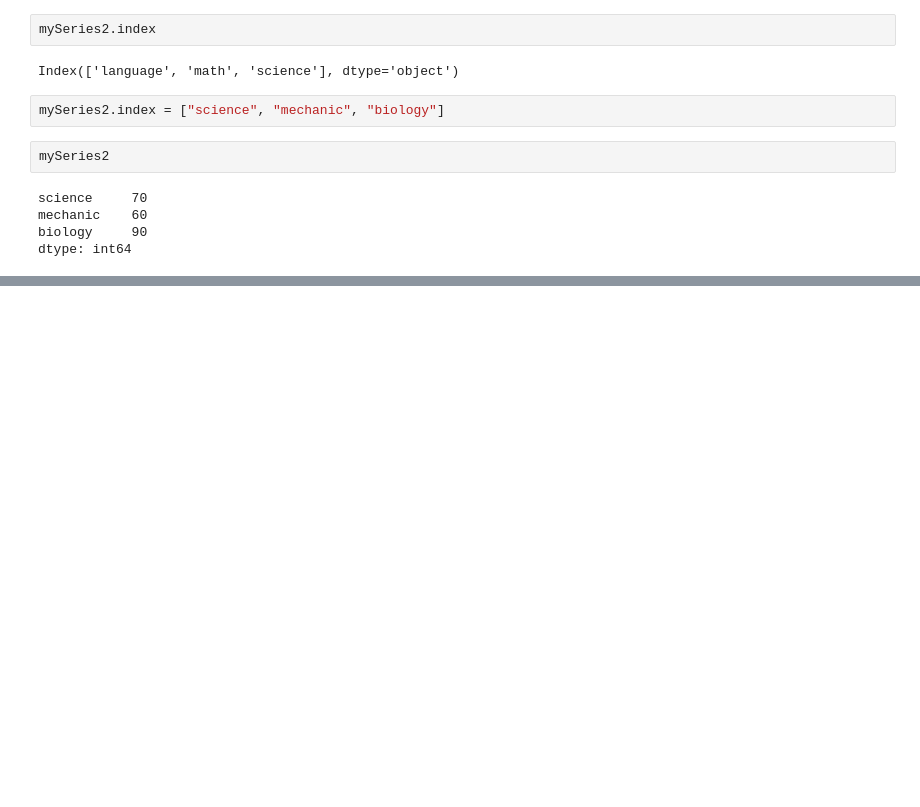
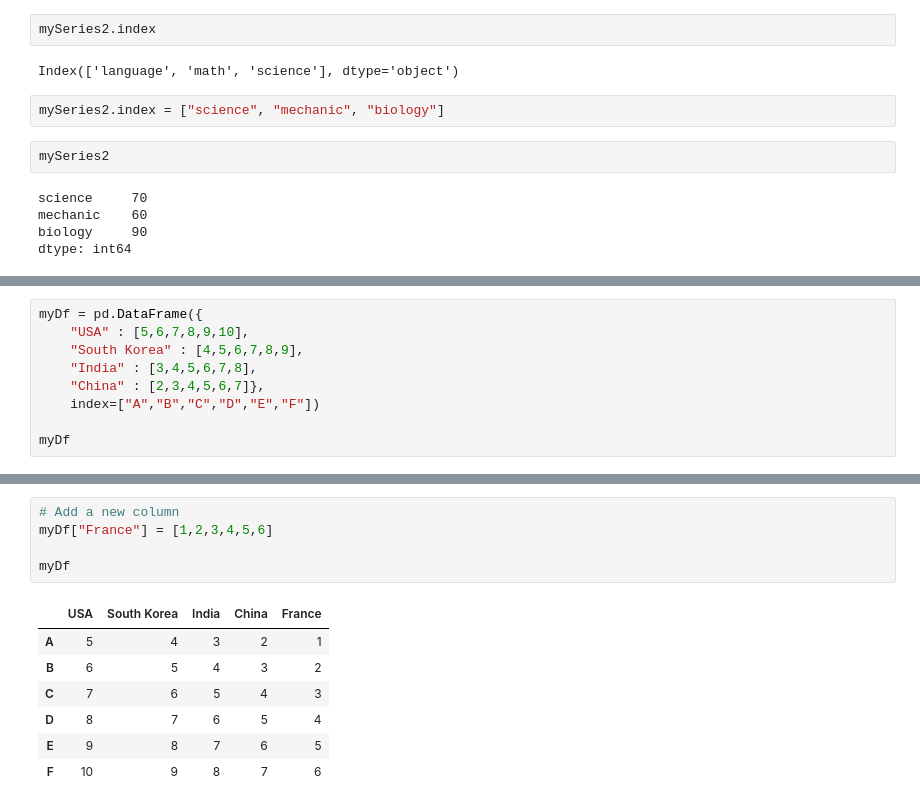
Before and after one commit to DongwheeKim90/myDataAnalysis, a Jupyter notebook: pandasBasic_part_1.ipynb, the cells around one changed output, grey strips where cells are left out. Drawn from its saved outputs; the diff is of its cells as text; blank space fills up the shorter version.

```diff
--- a/pandasBasic_part_1.ipynb
+++ b/pandasBasic_part_1.ipynb
@@ -106,0 +258,9 @@ dtype: int64
+# %%
+myDf = pd.DataFrame({
+    "USA" : [5,6,7,8,9,10],
+    "South Korea" : [4,5,6,7,8,9],
+    "India" : [3,4,5,6,7,8],
+    "China" : [2,3,4,5,6,7]},
+    index=["A","B","C","D","E","F"])
+
+myDf
@@ -106,0 +333,13 @@ dtype: int64
+# %%
+# Add a new column
+myDf["France"] = [1,2,3,4,5,6]
+
+myDf
+# %% [output]
+|  | USA | South Korea | India | China | France |
+| A | 5 | 4 | 3 | 2 | 1 |
+| B | 6 | 5 | 4 | 3 | 2 |
+| C | 7 | 6 | 5 | 4 | 3 |
+| D | 8 | 7 | 6 | 5 | 4 |
+| E | 9 | 8 | 7 | 6 | 5 |
+| F | 10 | 9 | 8 | 7 | 6 |
```
Also changed, not shown: parts of 43 cells of this notebook.
